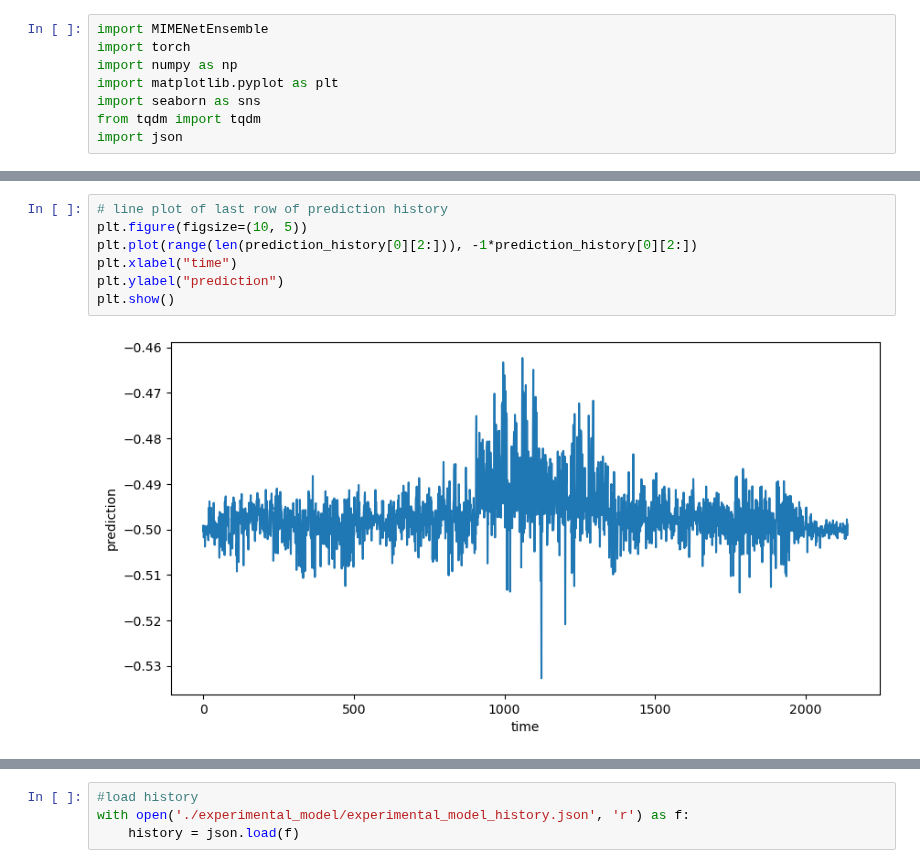
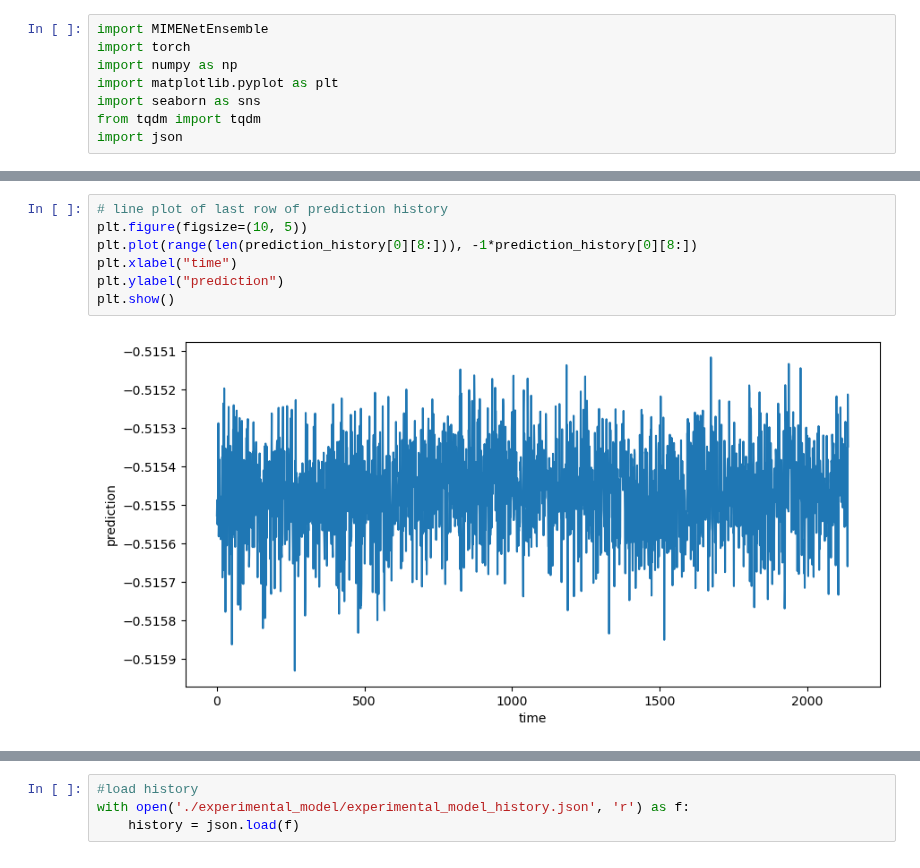
Before and after one commit to JoshuaGensel/MIME_ML, a Jupyter notebook: src/experimental_analysis.ipynb, the cells around one changed output, grey strips where cells are left out. Saved outputs shown, nothing was run; the diff lists cells and outputs as text.

```diff
--- a/src/experimental_analysis.ipynb
+++ b/src/experimental_analysis.ipynb
@@ -66,11 +69,11 @@ array([0.48130957, 0.4765249 , 0.50037877, ..., 0.49780336, 0.50132061,
 # %%
 # line plot of last row of prediction history
 plt.figure(figsize=(10, 5))
-plt.plot(range(len(prediction_history[0][2:])), -1*prediction_history[0][2:])
+plt.plot(range(len(prediction_history[0][8:])), -1*prediction_history[0][8:])
 plt.xlabel("time")
 plt.ylabel("prediction")
 plt.show()
 # %% [output]
-[figure, old version]
+[figure, new version]
 # %%
 plt.figure(figsize=(10, 5))
```
Also changed, not shown: parts of 33 cells of this notebook, 1 other file.
